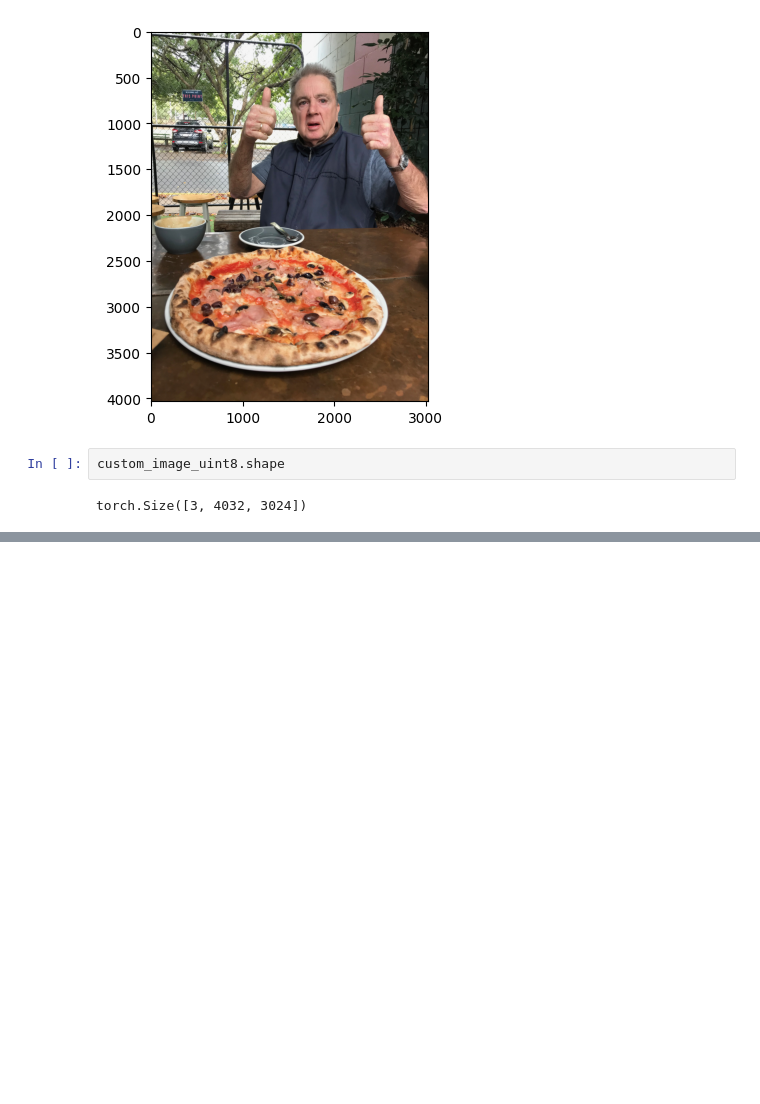
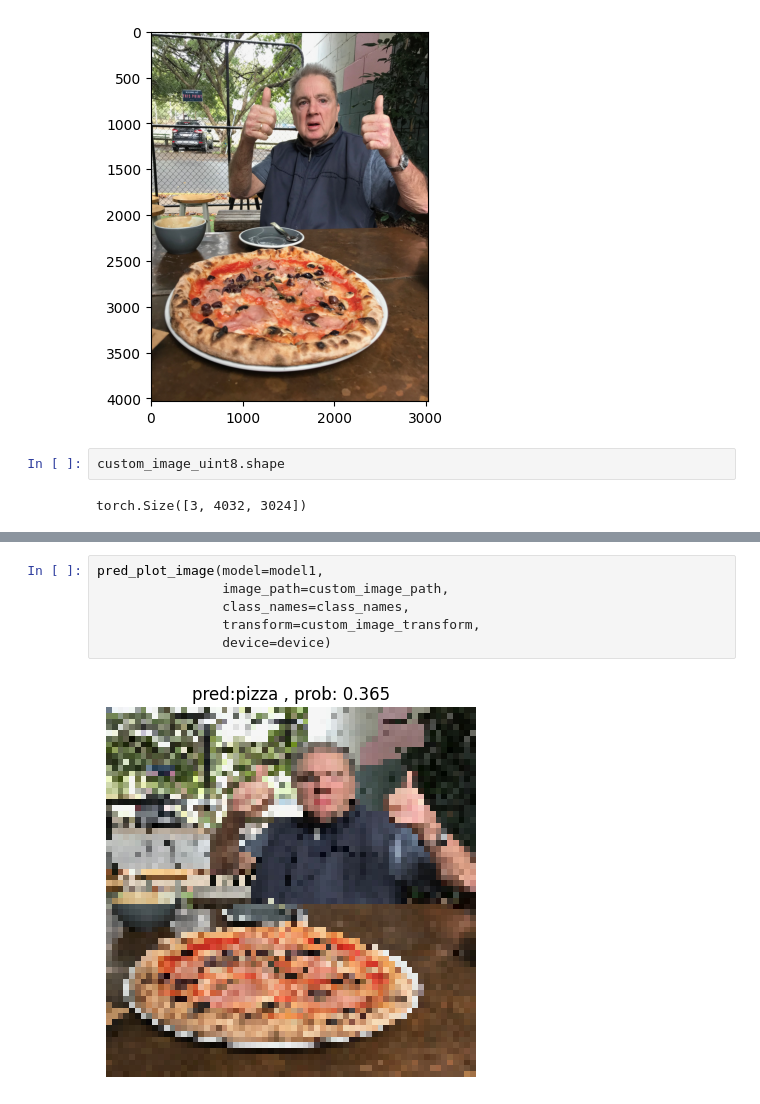
Before and after one commit to ayda76/DeepLearningPytorch, a Jupyter notebook: Food Recognition/FoodRecognition.ipynb, the cells around one changed output, grey strips where cells are left out. Drawn from its saved outputs; the diff is of its cells as text; blank space fills up the shorter version.

```diff
--- a/Food Recognition/FoodRecognition.ipynb
+++ b/Food Recognition/FoodRecognition.ipynb
@@ -1172,0 +1289,8 @@ torch.Size([3, 4032, 3024])
+# %%
+pred_plot_image(model=model1,
+                image_path=custom_image_path,
+                class_names=class_names,
+                transform=custom_image_transform,
+                device=device)
+# %% [output]
+[figure, added]
```
Also changed, not shown: parts of 25 cells of this notebook.
